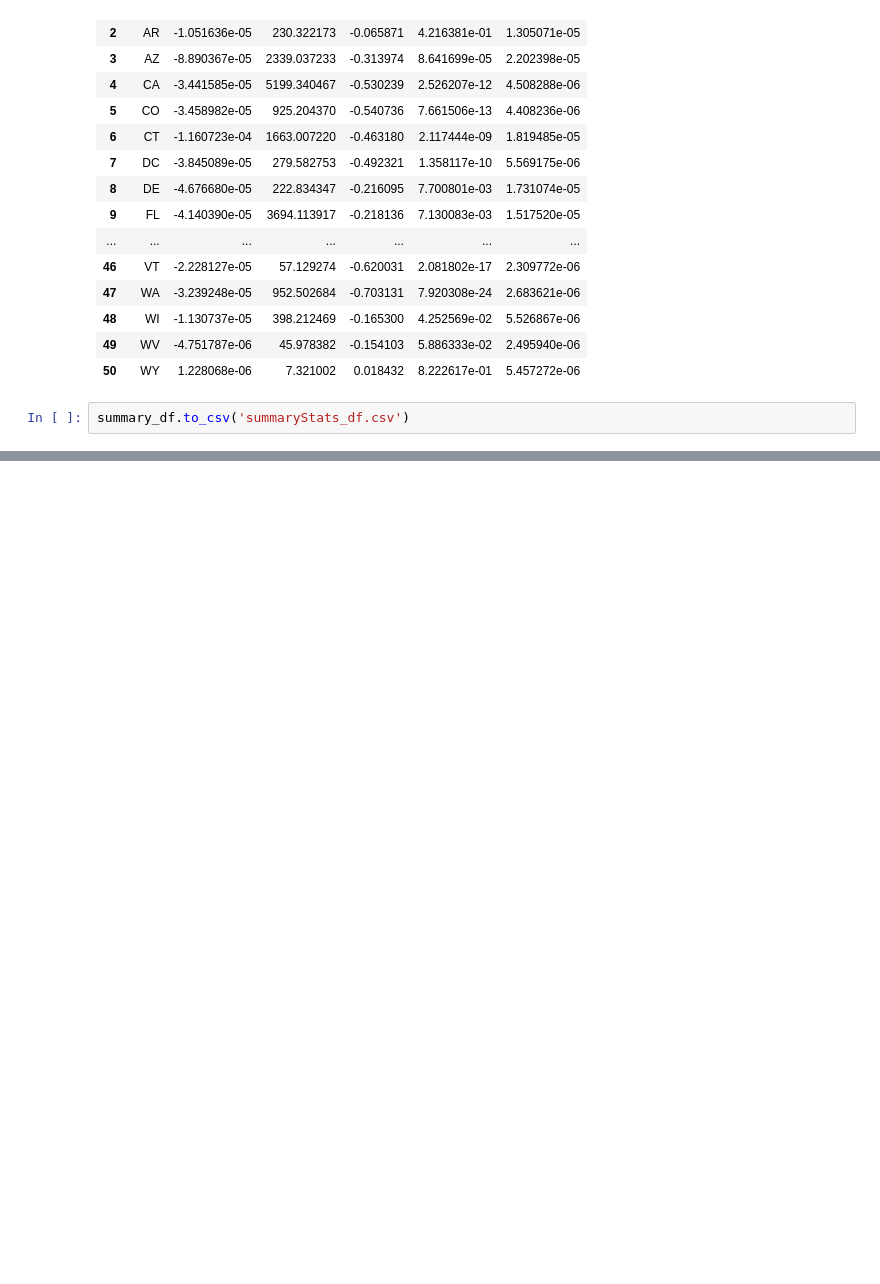
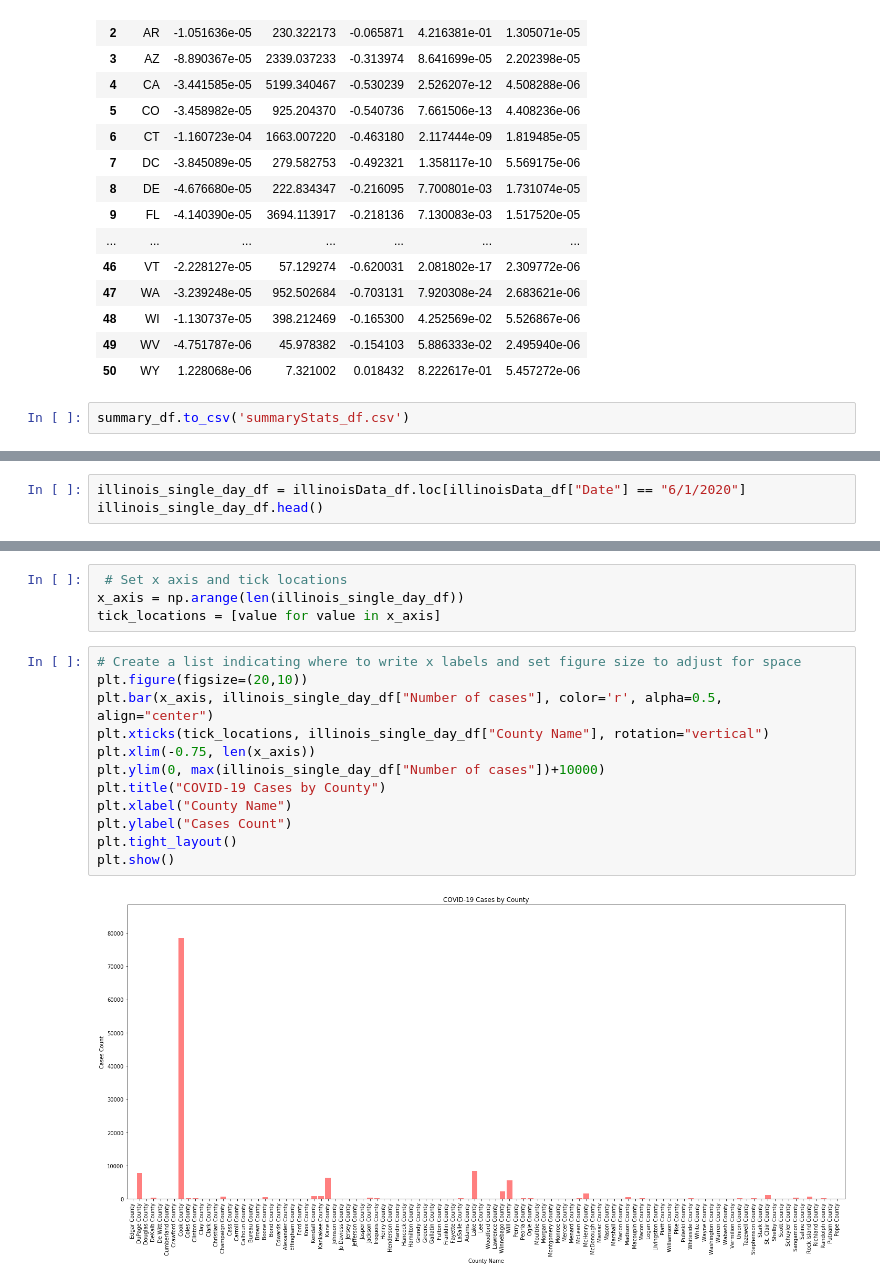
Before and after one commit to rew0809/TravelData_Project, a Jupyter notebook: DataAnalysis.ipynb, the cells around one changed output, grey strips where cells are left out. Saved outputs shown, nothing was run; the diff lists cells and outputs as text; blank space fills up the shorter version.

```diff
--- a/DataAnalysis.ipynb
+++ b/DataAnalysis.ipynb
@@ -73,0 +95,3 @@ summary_df.to_csv('summaryStats_df.csv')
+# %%
+illinois_single_day_df = illinoisData_df.loc[illinoisData_df["Date"] == "6/1/2020"]
+illinois_single_day_df.head()
@@ -73,0 +105,18 @@ summary_df.to_csv('summaryStats_df.csv')
+# %%
+ # Set x axis and tick locations
+x_axis = np.arange(len(illinois_single_day_df))
+tick_locations = [value for value in x_axis]
+# %%
+# Create a list indicating where to write x labels and set figure size to adjust for space
+plt.figure(figsize=(20,10))
+plt.bar(x_axis, illinois_single_day_df["Number of cases"], color='r', alpha=0.5, align="center")
+plt.xticks(tick_locations, illinois_single_day_df["County Name"], rotation="vertical")
+plt.xlim(-0.75, len(x_axis))
+plt.ylim(0, max(illinois_single_day_df["Number of cases"])+10000)
+plt.title("COVID-19 Cases by County")
+plt.xlabel("County Name")
+plt.ylabel("Cases Count")
+plt.tight_layout()
+plt.show()
+# %% [output]
+[figure, added]
```
Also changed, not shown: parts of 16 cells of this notebook.
